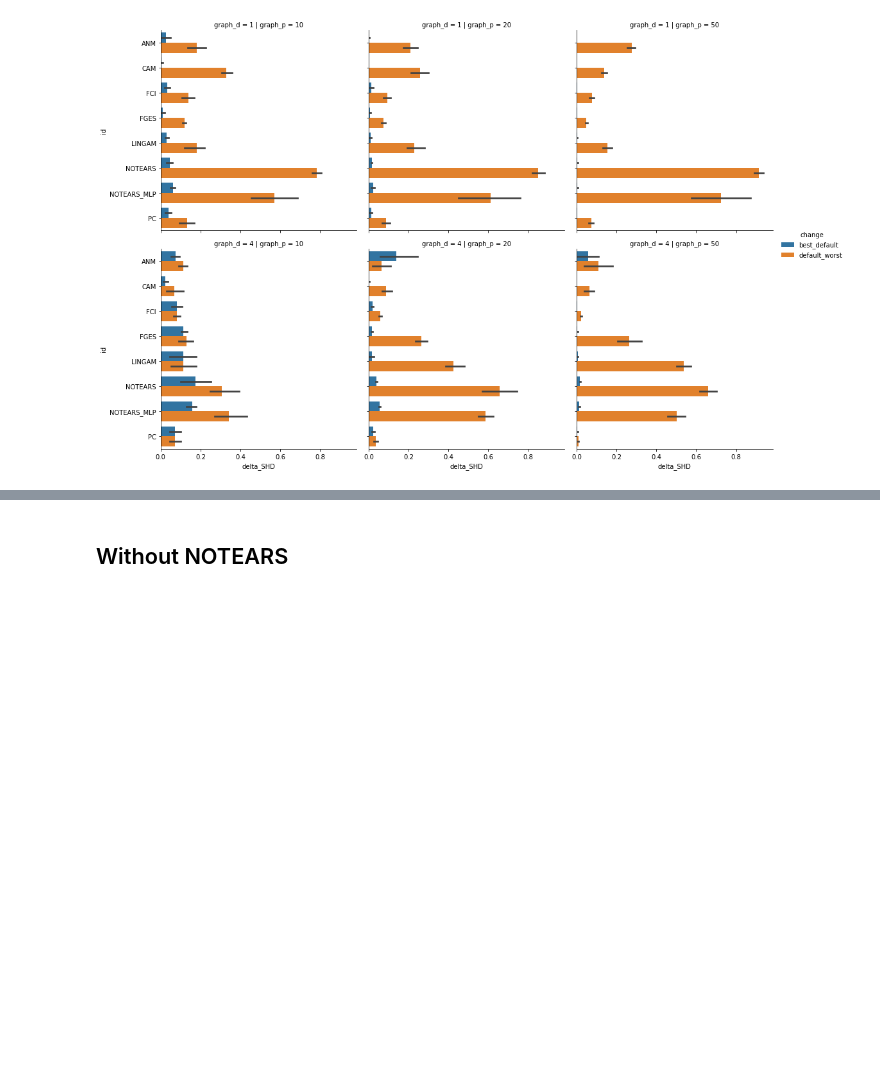
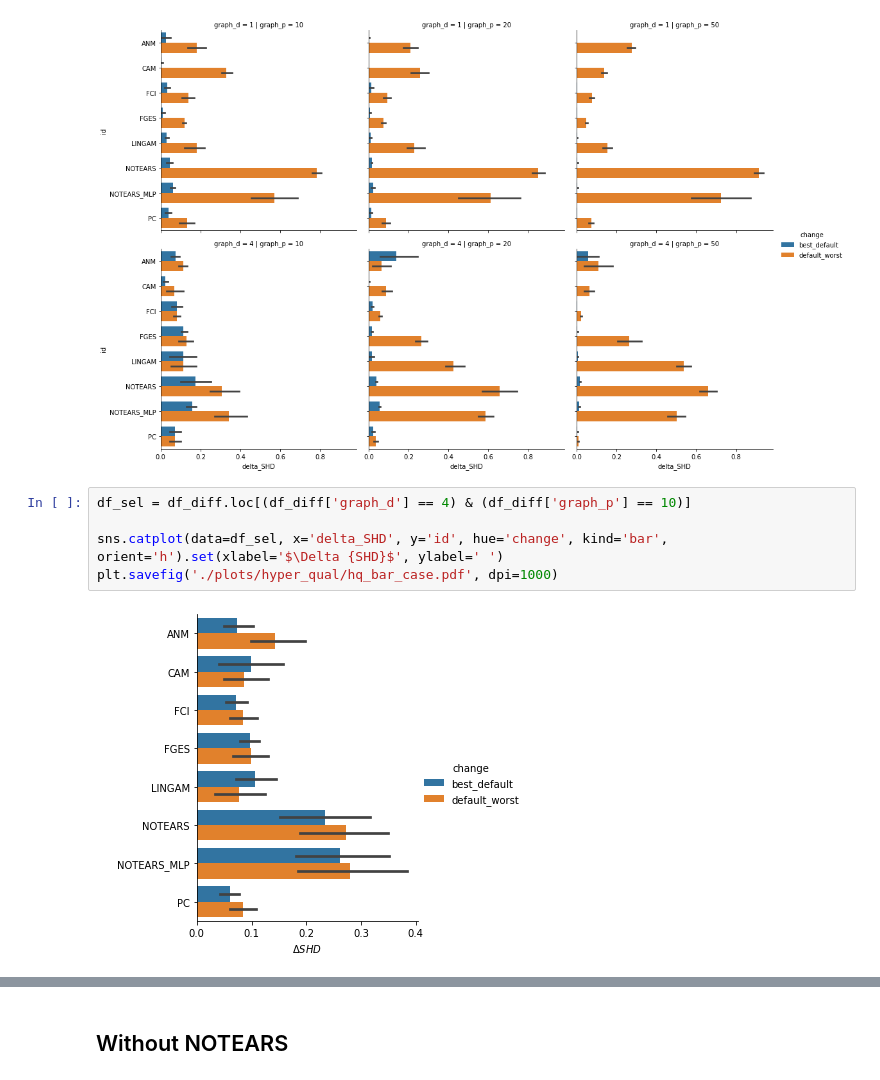
Before and after one commit to misoc-mml/hyperparams-causal-discovery, a Jupyter notebook: hyperparams/hyperparam_quality_norm.ipynb, the cells around one changed output, grey strips where cells are left out. Cells and saved outputs as stored; diff of their text form; blank space fills up the shorter version.

Commit message:
Update to hq plots.

```diff
--- a/hyperparams/hyperparam_quality_norm.ipynb
+++ b/hyperparams/hyperparam_quality_norm.ipynb
@@ -72,3 +72,10 @@ sns.catplot(data=df_sel, x='delta_SHD', y='id', hue='change', row='graph_d', col
 # %% [output]
 <seaborn.axisgrid.FacetGrid at 0x...>
 [figure]
+# %%
+df_sel = df_diff.loc[(df_diff['graph_d'] == 4) & (df_diff['graph_p'] == 10)]
+
+sns.catplot(data=df_sel, x='delta_SHD', y='id', hue='change', kind='bar', orient='h').set(xlabel='$\Delta {SHD}$', ylabel=' ')
+plt.savefig('./plots/hyper_qual/hq_bar_case.pdf', dpi=1000)
+# %% [output]
+[figure, added]
```
Also changed, not shown: parts of 1 cell of this notebook, 4 other files.
